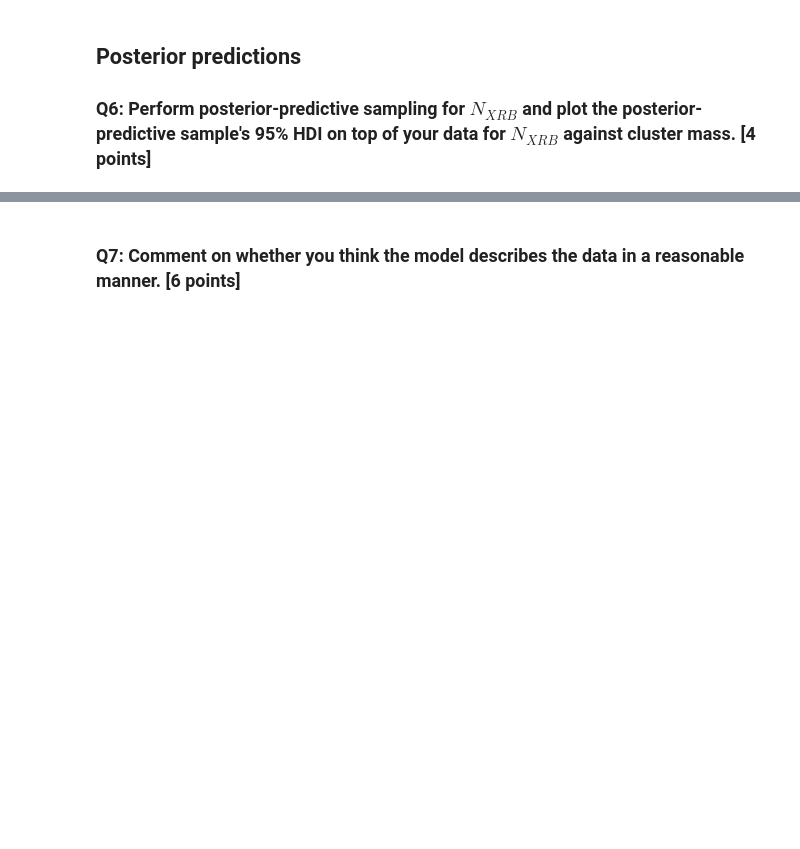
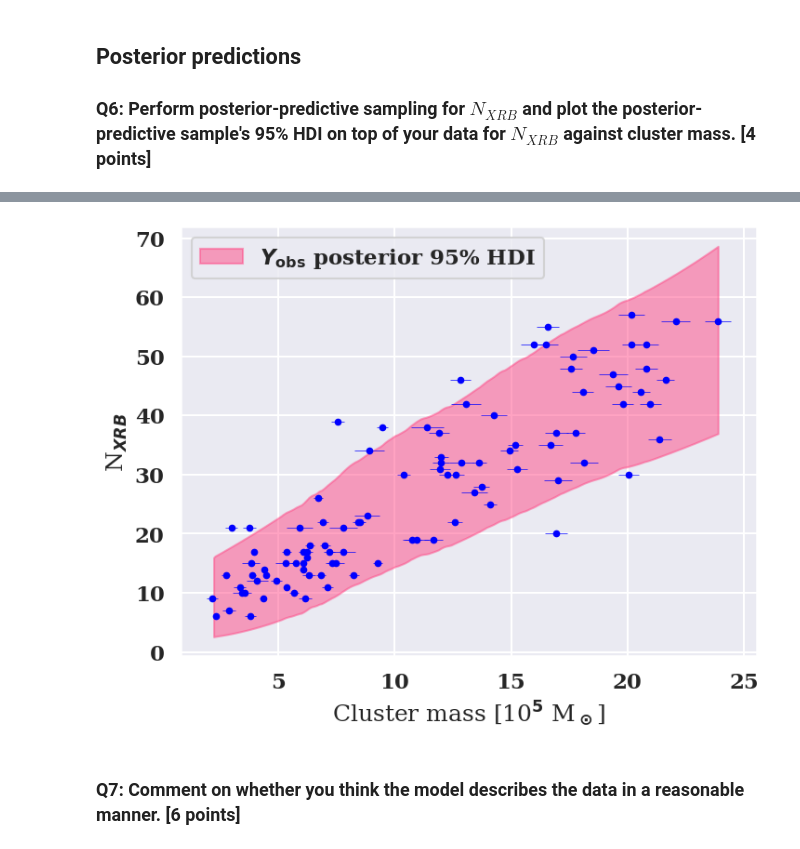
Before and after one commit to bee-undercover/openmp-GOL, a Jupyter notebook: Exam/Exam.ipynb, the cells around one changed output, grey strips where cells are left out. Drawn from its saved outputs; the diff is of its cells as text; code cells hidden in the pictures; blank space fills up the shorter version.

```diff
--- a/Exam/Exam.ipynb
+++ b/Exam/Exam.ipynb
@@ -254,22 +326,27 @@ XRB_model_mcmc_sample
 # %%
 # <your turn>
 ## plotting
 fig = plt.figure(figsize=(8, 6))
 ax = fig.add_subplot(1, 1, 1)
-ax.errorbar(x=DATA['data_mass'],
-            xerr=DATA['data_mass_er'],
-            y=DATA['data_N_XRB'],
+ax.errorbar(x=contingency.DATA['data_mass'],
+            xerr=contingency.DATA['data_mass_er'],
+            y=contingency.DATA['data_N_XRB'],
             fmt='.b', elinewidth=0.5)
 
 
 
-az.plot_hdi(XRB_model_sample_prior_predictive.constant_data['x'],XRB_model_mcmc_sample.posterior_predictive['Y_obs'],hdi_prob=0.95,fill_kwargs={'color':colorset[9],'label':r'$Y_{\rm{obs}}$ posterior 68% HDI'})
+az.plot_hdi(contingency.XRB_model_sample_sample_prior_predictive.constant_data['mass'],contingency.XRB_model_mcmc_sample.posterior_predictive['N_XRB'],hdi_prob=0.95,fill_kwargs={'color':colorset[9],'label':r'$Y_{\rm{obs}}$ posterior 95% HDI'})
 ax.legend()
 
+# testmass=np.linspace(0,25,100)
+# testmu=3 * testmass ** 1.15
+# ax.plot(testmass,testmu)
 
 # Plot cosmetics
 ax.set_xlabel(r'Cluster mass [10$^5$ M$_\odot$]')
 ax.set_ylabel(r'N$_{XRB}$');
+# %% [output]
+[figure, added]
 # %% [markdown]
 ### Q7: Comment on whether you think the model describes the data in a reasonable manner. [6 points]
 # %% [markdown]
```
Also changed, not shown: parts of 16 cells of this notebook.
